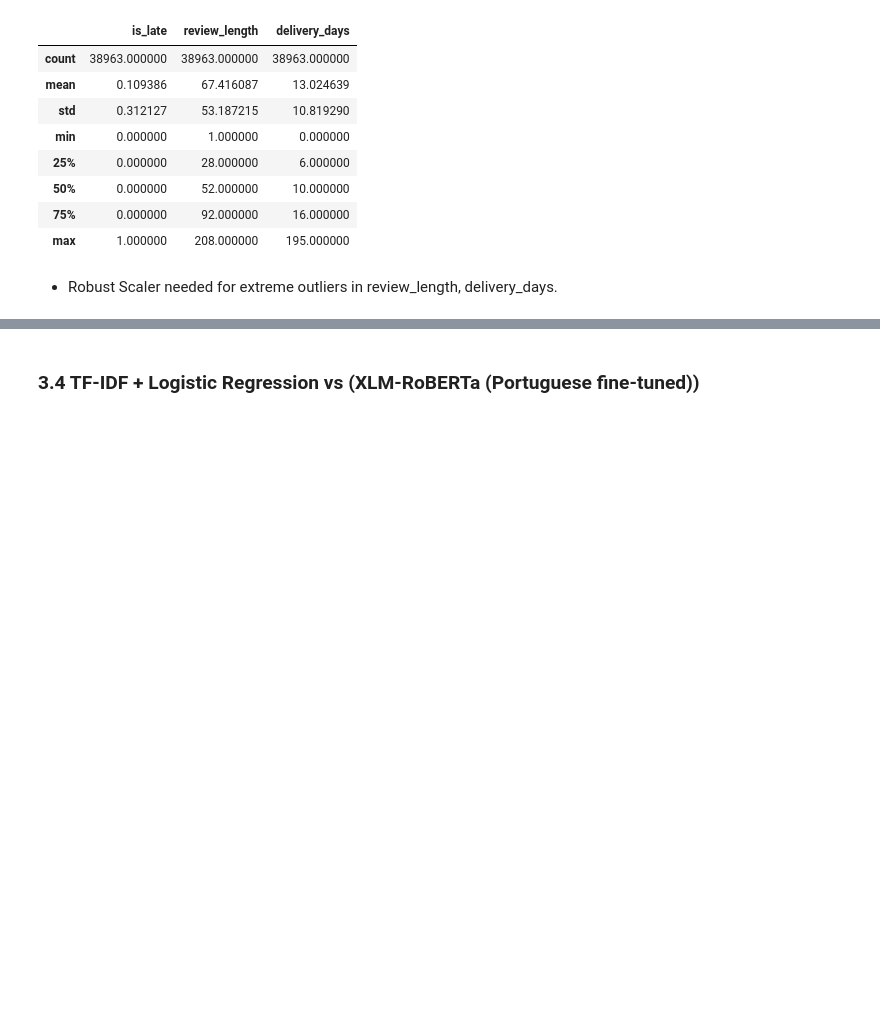
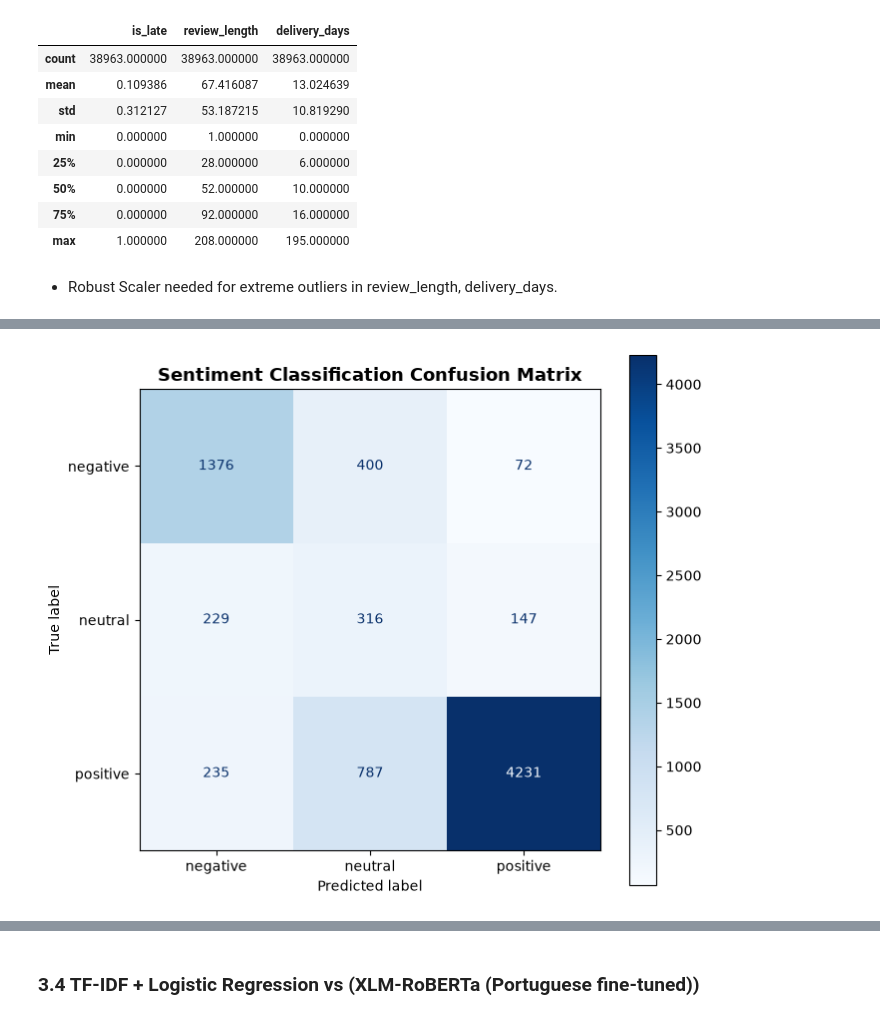
Before and after one commit to aguchhait-stack/olist-supply-chain-analytics, a Jupyter notebook: notebook.ipynb, the cells around one changed output, grey strips where cells are left out. Drawn from its saved outputs; the diff is of its cells as text; code cells hidden in the pictures; blank space fills up the shorter version.

```diff
--- a/notebook.ipynb
+++ b/notebook.ipynb
@@ -511,3 +514,8 @@ weighted avg       0.84      0.76      0.79      7793
+# %%
+from src.visualization.nlp import plot_confusion_matrix
+fig = plot_confusion_matrix(y_test, y_pred)
+# %% [output]
+[figure, added]
 # %%
 # Visualize the words that contribute most strongly
 # to each sentiment class using Logistic Regression coefficients.
```
Also changed, not shown: parts of 18 cells of this notebook, 13 other files.
